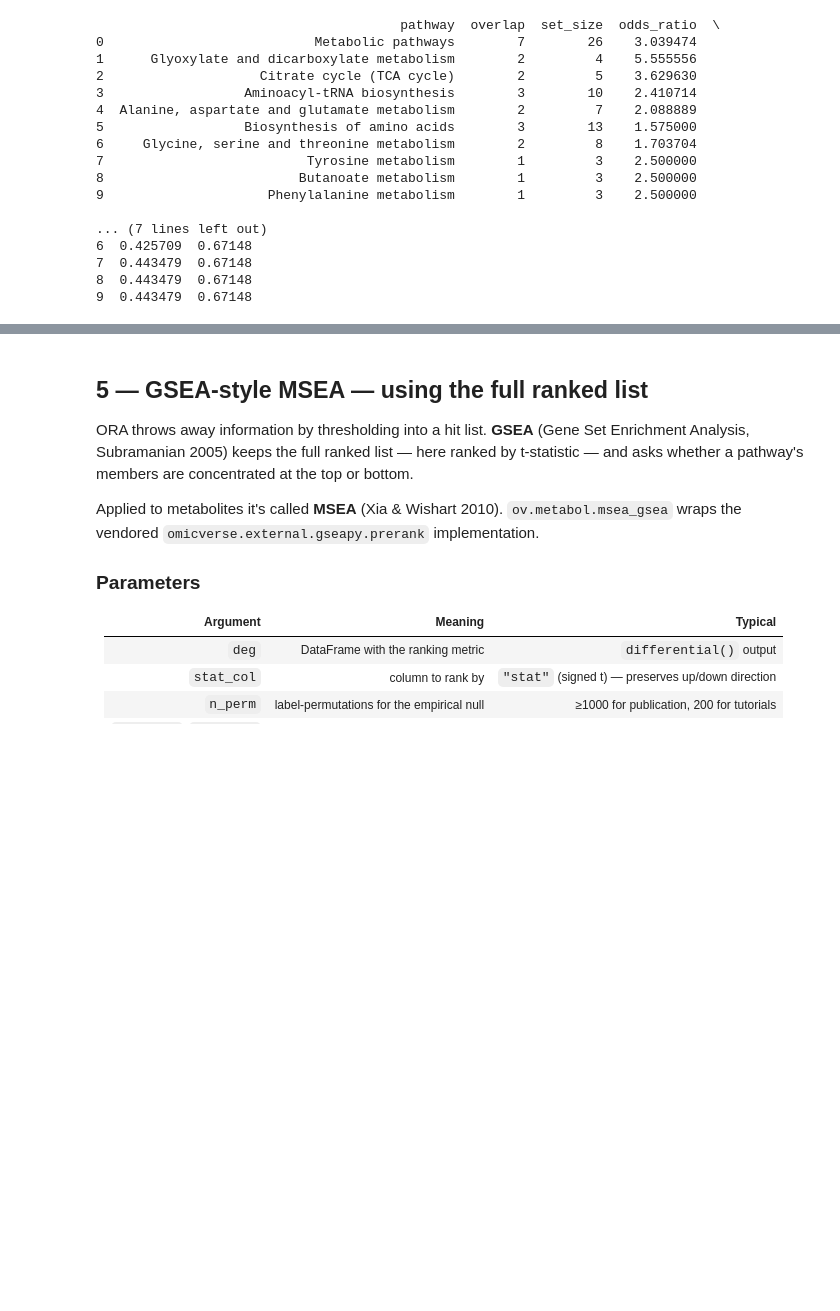
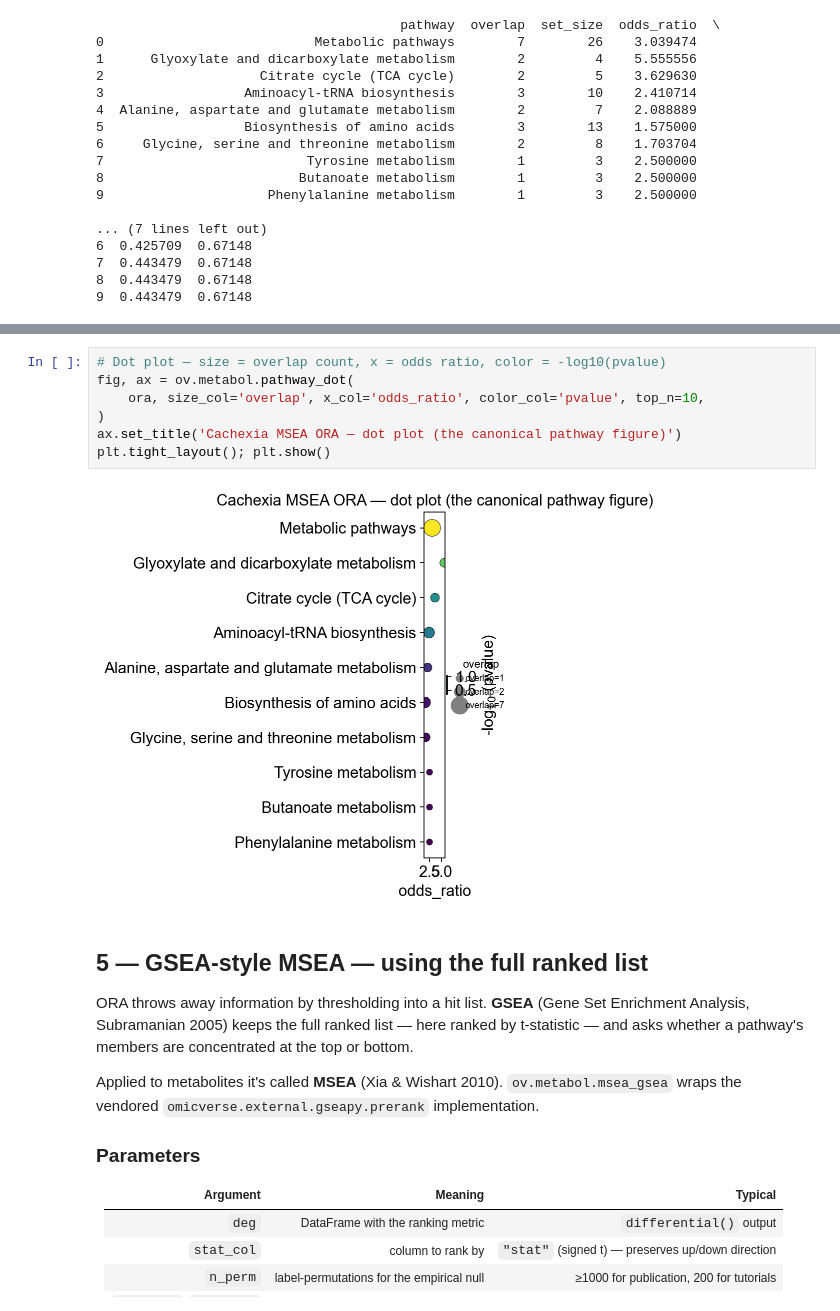
Before and after one commit to DBinary/omicverse-tutorials, a Jupyter notebook: docs/Tutorials-metabol/t_metabol_03_pathway.ipynb, the cells around one changed output, grey strips where cells are left out. Saved outputs shown, nothing was run; the diff lists cells and outputs as text; blank space fills up the shorter version.

```diff
--- a/docs/Tutorials-metabol/t_metabol_03_pathway.ipynb
+++ b/docs/Tutorials-metabol/t_metabol_03_pathway.ipynb
@@ -182,3 +197,12 @@ ora.head(10)[['pathway', 'overlap', 'set_size', 'odds_ratio', 'pvalue', 'padj']]
+# %%
+# Dot plot — size = overlap count, x = odds ratio, color = -log10(pvalue)
+fig, ax = ov.metabol.pathway_dot(
+    ora, size_col='overlap', x_col='odds_ratio', color_col='pvalue', top_n=10,
+)
+ax.set_title('Cachexia MSEA ORA — dot plot (the canonical pathway figure)')
+plt.tight_layout(); plt.show()
+# %% [output]
+[figure, added]
 # %% [markdown]
 ## 5 — GSEA-style MSEA — using the full ranked list
 
```
Also changed, not shown: parts of 5 cells of this notebook, 1 other file.
